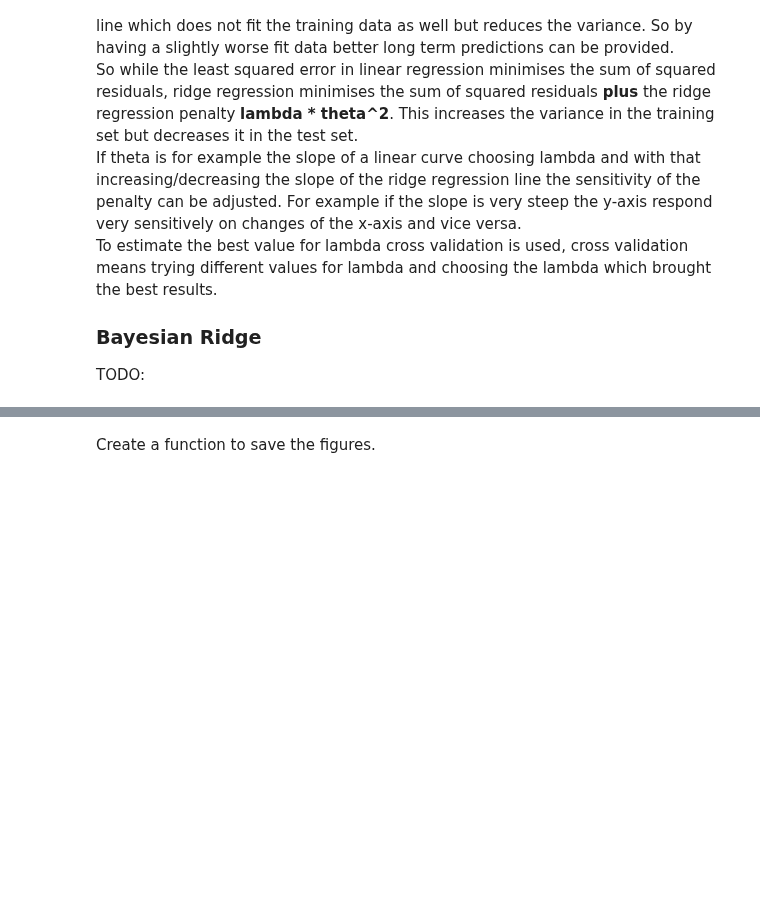
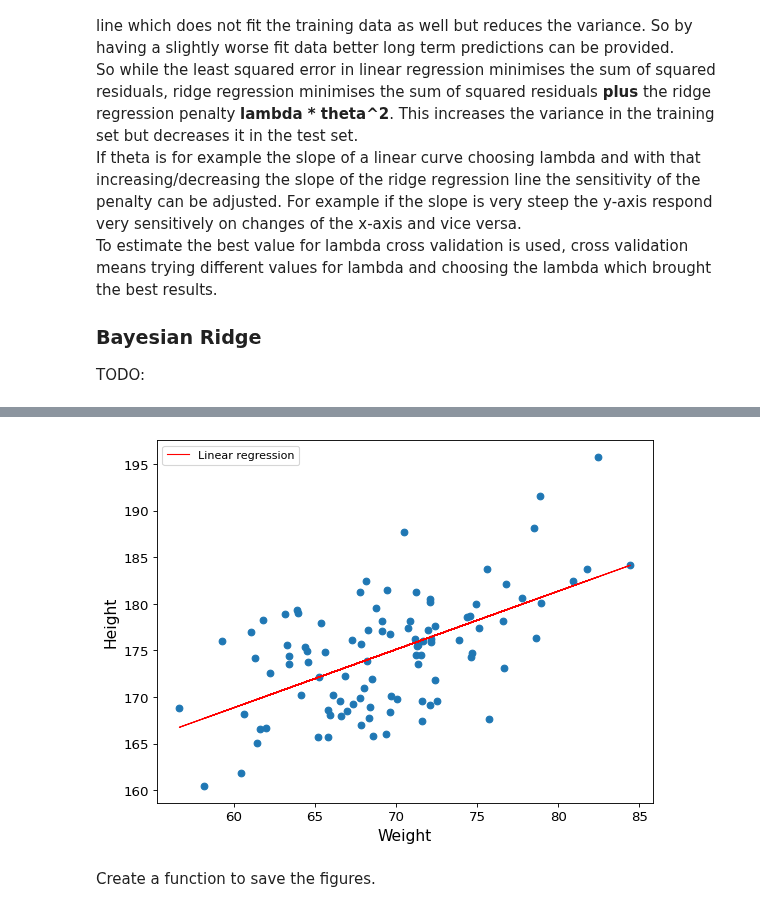
Before and after one commit to Henchway/AI-Data-Science-Exercises, a Jupyter notebook: Exercise2/01_the_machine_learning_landscape.ipynb, the cells around one changed output, grey strips where cells are left out. Drawn from its saved outputs; the diff is of its cells as text; code cells hidden in the pictures; blank space fills up the shorter version.

Commit message:
weight/height example added

```diff
--- a/Exercise2/01_the_machine_learning_landscape.ipynb
+++ b/Exercise2/01_the_machine_learning_landscape.ipynb
@@ -181,3 +186,42 @@ TODO:
+# %%
+from numpy.random import default_rng
+import seaborn as sns
+rng = default_rng()
+mean = [70, 175]
+cov = [[30, 20], [20,40]]
+size = (100,1)
+multi = rng.multivariate_normal(mean , cov ,size)
+weight = multi[:,0,0].reshape(100,1)
+height = multi[:,0,1].reshape(100,1)
+
+
+# Select a linear model
+model = sklearn.linear_model.LinearRegression()
+
+# Train the model
+model.fit(weight, height)
+
+
+# Make a prediction for a single weight
+single_weight = [[67.5]]
+heigth_prediction = model.predict(single_weight)
+
+# Visualize the data
+
+from matplotlib.pyplot import figure
+
+figure(figsize=(8, 6), dpi=80)
+
+plt.xlabel("Weight")
+plt.ylabel("Height")
+plt.scatter(weight, height)
+predicted_values = model.predict(weight)
+plt.plot(weight, predicted_values, color='red', linewidth=1, label='Linear regression')
+plt.legend()
+plt.savefig("weight-height.png")
+plt.show()
+# %% [output]
+[figure, added]
 # %% [markdown]
 Create a function to save the figures.
 # %%
```
Also changed, not shown: parts of 3 cells of this notebook, 1 other file.
